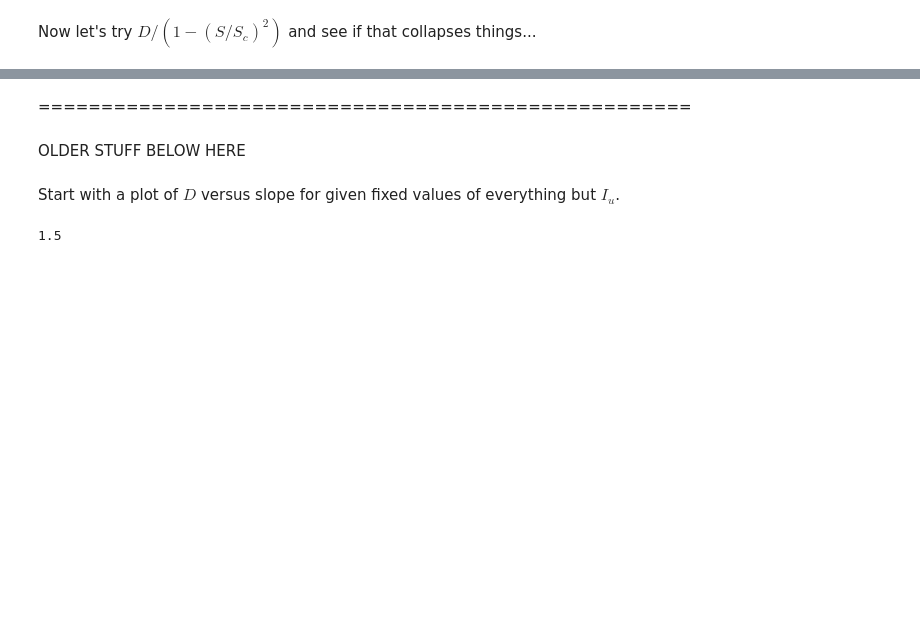
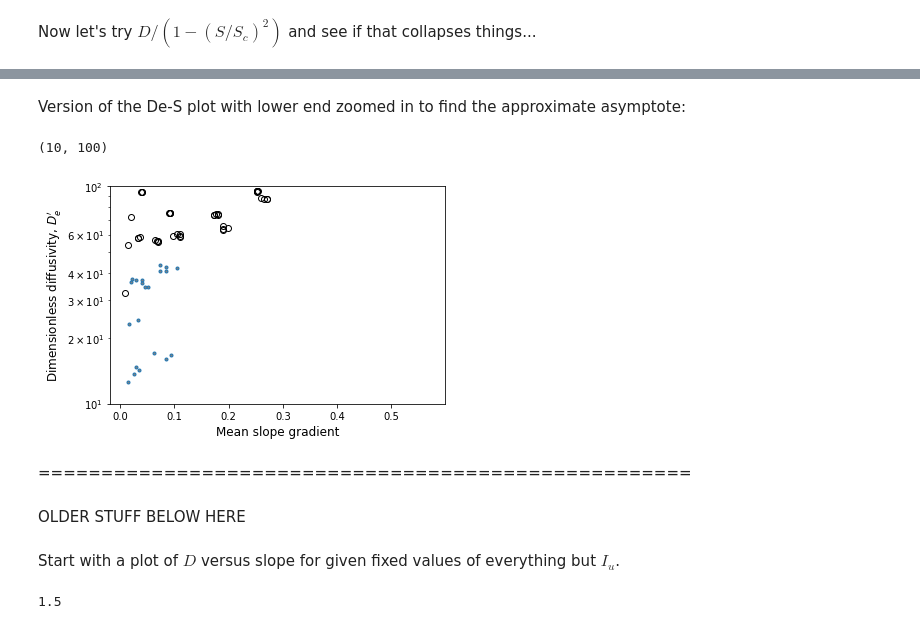
Before and after one commit to gregtucker/grain_hills, a Jupyter notebook: DataAnalysis/analysis_of_grain_hill_data.ipynb, the cells around one changed output, grey strips where cells are left out. Cells and saved outputs as stored; diff of their text form; code cells hidden in the pictures; blank space fills up the shorter version.

```diff
--- a/DataAnalysis/analysis_of_grain_hill_data.ipynb
+++ b/DataAnalysis/analysis_of_grain_hill_data.ipynb
@@ -192,3 +193,16 @@ plt.plot(slope, D_pred, 'r')
+# %% [markdown]
+Version of the De-S plot with lower end zoomed in to find the approximate asymptote:
+# %%
+idx1 = np.where(max_ht > 4)[0]
+idx2 = np.where(max_ht <= 4)[0]
+plt.semilogy(mean_slope[idx1], D_prime[idx1], 'ko', mfc='none')
+plt.semilogy(mean_slope[idx2], D_prime[idx2], '.', mfc='0.5')
+plt.xlabel('Mean slope gradient', {'fontsize' : 12})
+plt.ylabel(r"Dimensionless diffusivity, $D_e'$", {'fontsize' : 12})
+plt.ylim(10, 100)
+# %% [output]
+(10, 100)
+[figure, added]
 # %% [markdown]
 ====================================================
 # %% [markdown]
```
Also changed, not shown: parts of 6 cells of this notebook, 3 other files.
